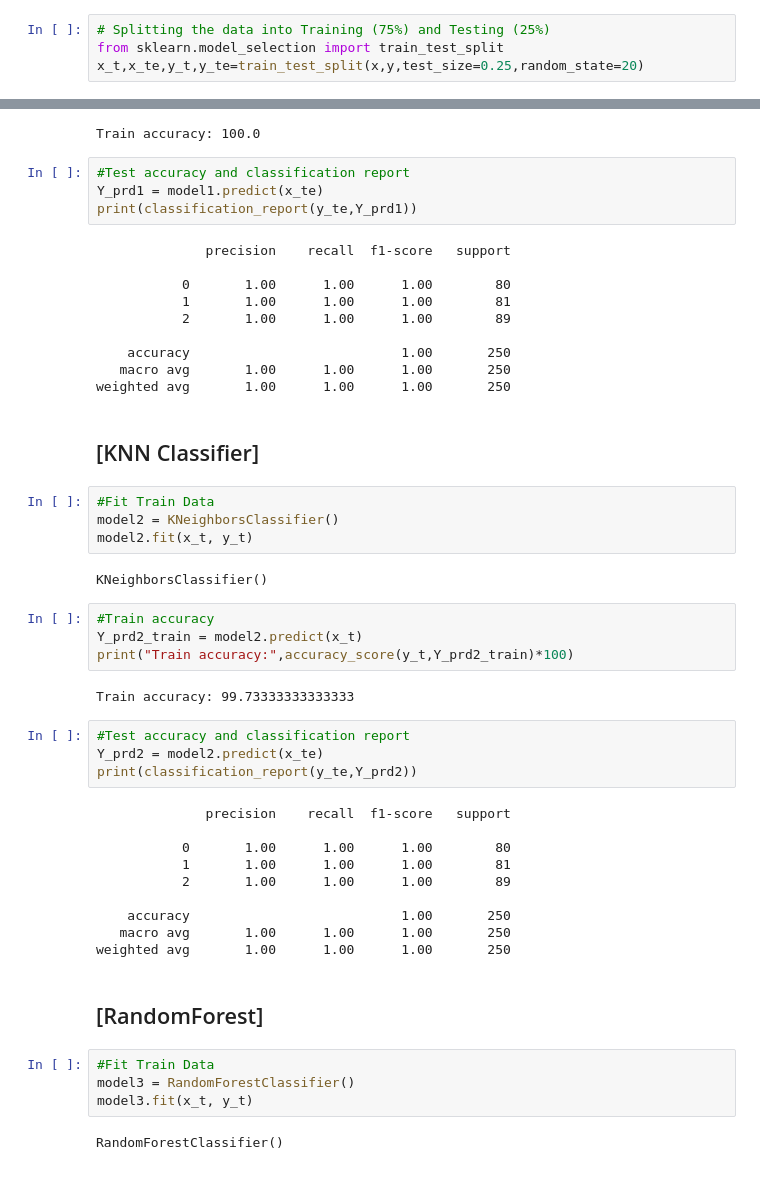
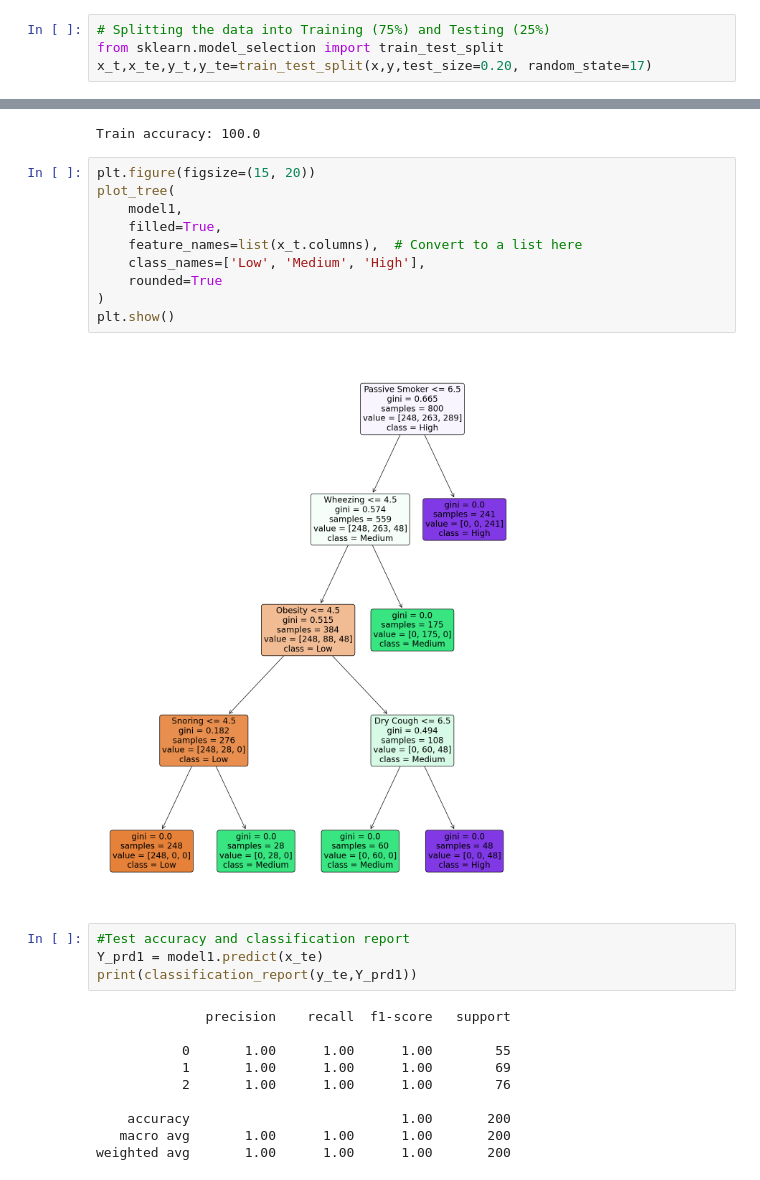
Before and after one commit to tasinawdri/Multiple-Disease-Prediction-Webapp, a Jupyter notebook: ModelsDevelopment/LungCancerPrediction/lung-cancer-prediction.ipynb, the cells around one changed output, grey strips where cells are left out. Drawn from its saved outputs; the diff is of its cells as text.

```diff
--- a/ModelsDevelopment/LungCancerPrediction/lung-cancer-prediction.ipynb
+++ b/ModelsDevelopment/LungCancerPrediction/lung-cancer-prediction.ipynb
@@ -191,7 +221,7 @@ plt.show()
 # %%
 # Splitting the data into Training (75%) and Testing (25%)
 from sklearn.model_selection import train_test_split
-x_t,x_te,y_t,y_te=train_test_split(x,y,test_size=0.25,random_state=20)
+x_t,x_te,y_t,y_te=train_test_split(x,y,test_size=0.20, random_state=17)
 # %% [markdown]
 ****
 ## Models ##
@@ -210,6 +240,18 @@ Y_prd1_train = model1.predict(x_t)
 print("Train accuracy:",accuracy_score(y_t,Y_prd1_train)*100)
 # %% [output]
 Train accuracy: 100.0
+# %%
+plt.figure(figsize=(15, 20))
+plot_tree(
+    model1,
+    filled=True,
+    feature_names=list(x_t.columns),  # Convert to a list here
+    class_names=['Low', 'Medium', 'High'],
+    rounded=True
+)
+plt.show()
+# %% [output]
+[figure, added]
 # %%
 #Test accuracy and classification report
 Y_prd1 = model1.predict(x_te)
@@ -217,46 +259,10 @@ print(classification_report(y_te,Y_prd1))
 # %% [output]
               precision    recall  f1-score   support
 
-           0       1.00      1.00      1.00        80
-           1       1.00      1.00      1.00        81
-           2       1.00      1.00      1.00        89
+           0       1.00      1.00      1.00        55
+           1       1.00      1.00      1.00        69
+           2       1.00      1.00      1.00        76
 
-    accuracy                           1.00       250
-   macro avg       1.00      1.00      1.00       250
-weighted avg       1.00      1.00      1.00       250
+    accuracy                           1.00       200
+   macro avg       1.00      1.00      1.00       200
+weighted avg       1.00      1.00      1.00       200
-# %% [markdown]
-## [KNN Classifier]
-# %%
-#Fit Train Data
-model2 = KNeighborsClassifier()
-model2.fit(x_t, y_t)
-# %% [output]
-KNeighborsClassifier()
-# %%
-#Train accuracy
-Y_prd2_train = model2.predict(x_t)
-print("Train accuracy:",accuracy_score(y_t,Y_prd2_train)*100)
-# %% [output]
-Train accuracy: 99.73333333333333
-# %%
-#Test accuracy and classification report
-Y_prd2 = model2.predict(x_te)
-print(classification_report(y_te,Y_prd2))
-# %% [output]
-              precision    recall  f1-score   support
-
-           0       1.00      1.00      1.00        80
-           1       1.00      1.00      1.00        81
-           2       1.00      1.00      1.00        89
-
-    accuracy                           1.00       250
-   macro avg       1.00      1.00      1.00       250
-weighted avg       1.00      1.00      1.00       250
-# %% [markdown]
-## [RandomForest]
-# %%
-#Fit Train Data
-model3 = RandomForestClassifier()
-model3.fit(x_t, y_t)
-# %% [output]
-RandomForestClassifier()
```
Also changed, not shown: parts of 15 cells of this notebook, 11 other files.
